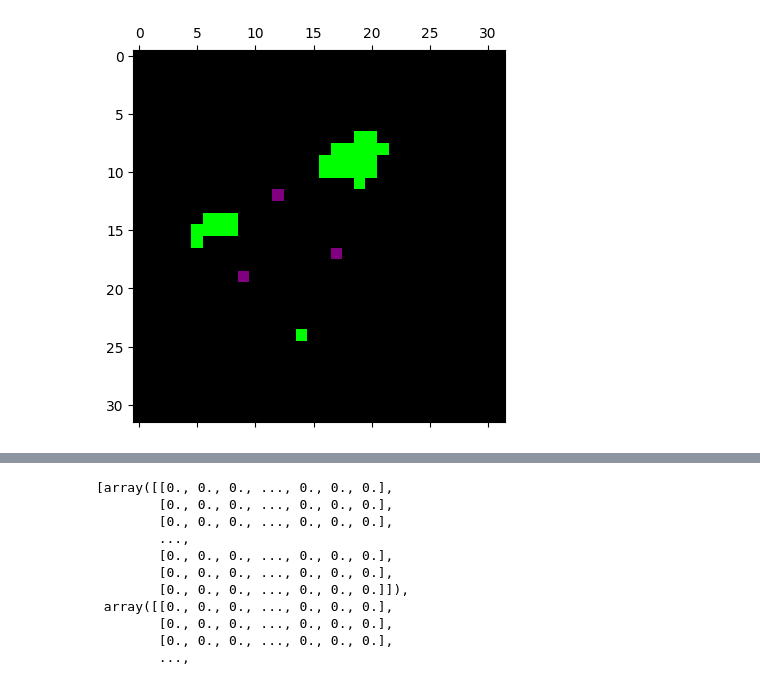
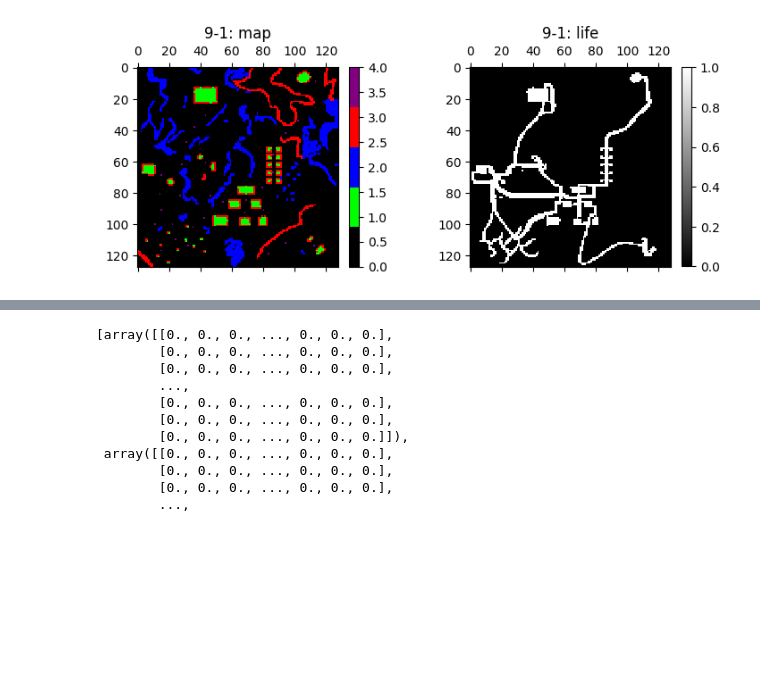
Before and after one commit to abarbieu/slime_mold_nca, a Jupyter notebook: playground.ipynb, the cells around one changed output, grey strips where cells are left out. Saved outputs shown, nothing was run; the diff lists cells and outputs as text; code cells hidden in the pictures; blank space fills up the shorter version.

```diff
--- a/playground.ipynb
+++ b/playground.ipynb
@@ -25,9 +25,9 @@ reload(encasm.env)
 from encasm.env import PetriDish
 # %%
 # displays test env large 6
-test_envs["small_3-2"].display(chs=["map"])
+test_envs["med_9-1"].display(chs=["map","life"], cols=2)
 # %% [output]
-[figure, old version]
+[figure, new version]
 # %%
 # applies a 2d convolution to the grid using scipy and the given kernel
 def convolve(grid, kernel):
```
Also changed, not shown: parts of 4 cells of this notebook, 11 other files.
